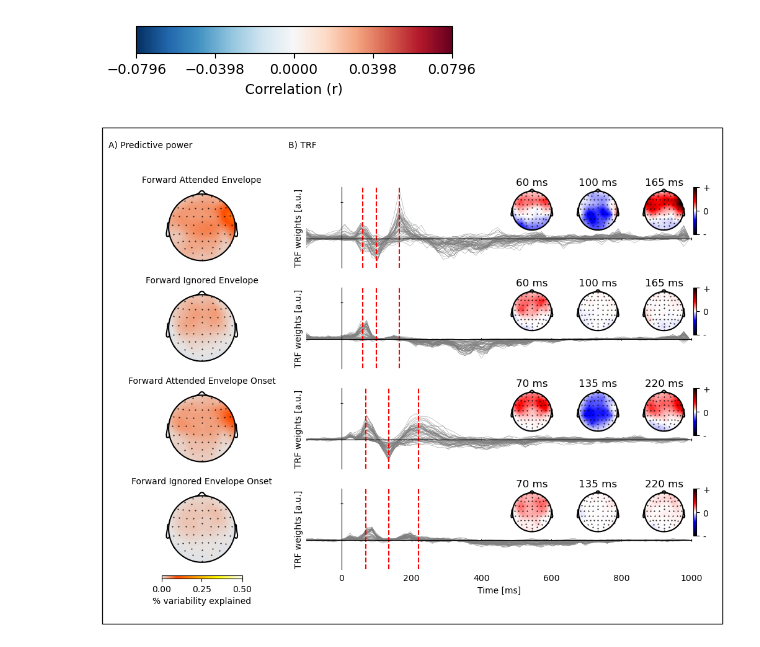
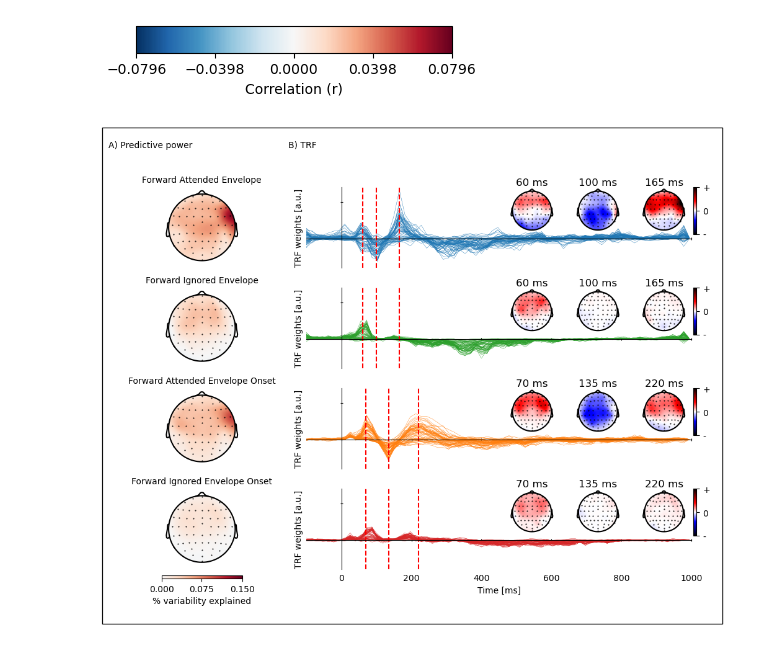
Before and after one commit to sylmester/fuglsang, a Jupyter notebook: figures/aad_topo_maps.ipynb, the cells around one changed output. Cells and saved outputs as stored; diff of their text form; code cells hidden in the pictures.

Commit message:
Updated colors of all plots

```diff
--- a/figures/aad_topo_maps.ipynb
+++ b/figures/aad_topo_maps.ipynb
@@ -124,8 +124,9 @@ fig.savefig(FIGURES_DIR / f'{FUGLSANG}-topomaps.pdf', dpi=300)
 figure    = plt.figure(figsize=(10, 8))
 gridspec  = figure.add_gridspec(12, 9, left=0.01, right=0.95, hspace=1.5)
 topo_args = dict(clip='circle')
-det_args  = dict(**topo_args, vmax=0.5, cmap='lux-gray')
+det_args = dict(**topo_args, cmap='RdBu_r', vmax=0.15)
 trf_vmax  = 0.007
+colors = ['tab:blue', 'tab:green', 'tab:orange', 'tab:red']
 
 last_topo_p    = None
 last_topo_axes = None
@@ -147,32 +148,32 @@ for idx, (predictor, attention, model, padded) in enumerate(checks):
     t_labels = ['%d ms' % (t * 1000) for t in times]
 
     axes   = figure.add_subplot(gridspec[idx*3: idx*3+3, 3:9])
-    kwargs = dict(vmin=-0.004, vmax=0.007, linewidth=0.3, color='#808080',
+    kwargs = dict(vmin=-0.004, vmax=0.007, linewidth=0.3, color=colors[idx],
                   ylabel='TRF weights [a.u.]', frame='t', yticklabels='none',
                   xlim=(-0.100, 1.000), clip=True)
     if idx != len(checks) - 1:
         kwargs.update(dict(xticklabels='none', xlabel=''))
     plot = eelbrain.plot.Butterfly(trf, axes=axes, **kwargs)
     for t in times:
         plot.add_vline(t, color='r', linestyle='--')
 
     # Topomaps at selected times
     topo_axes = [figure.add_subplot(gridspec[idx*3: idx*3+2, 6 + i]) for i in range(3)]
     plot_topo = eelbrain.plot.Topomap(
         [trf.sub(time=t) for t in times],
         axes=topo_axes, axtitle=t_labels, columns=3, vmax=trf_vmax, **topo_args
     )
     plot_topo.plot_colorbar(
         right_of=topo_axes[-1], label='', label_rotation=90,
         ticks={trf_vmax: '+', -trf_vmax: '-', 0: '0'}
     )
 
 # Colorbar below the last prediction accuracy topomap
 last_topo_p.plot_colorbar(below=last_topo_axes, label="% variability explained", clipmin=0, ticks=5, h=2)
 
 figure.text(0.01, 0.96, 'A) Predictive power', size=10)
 figure.text(0.30, 0.96, 'B) TRF', size=10)
 figure.savefig(FIGURES_DIR / f'{FUGLSANG}-topo-butterflies.pdf')
 eelbrain.plot.figure_outline()
 # %% [output]
-[figure, old version]
+[figure, new version]
```
Also changed, not shown: 4 other files.
